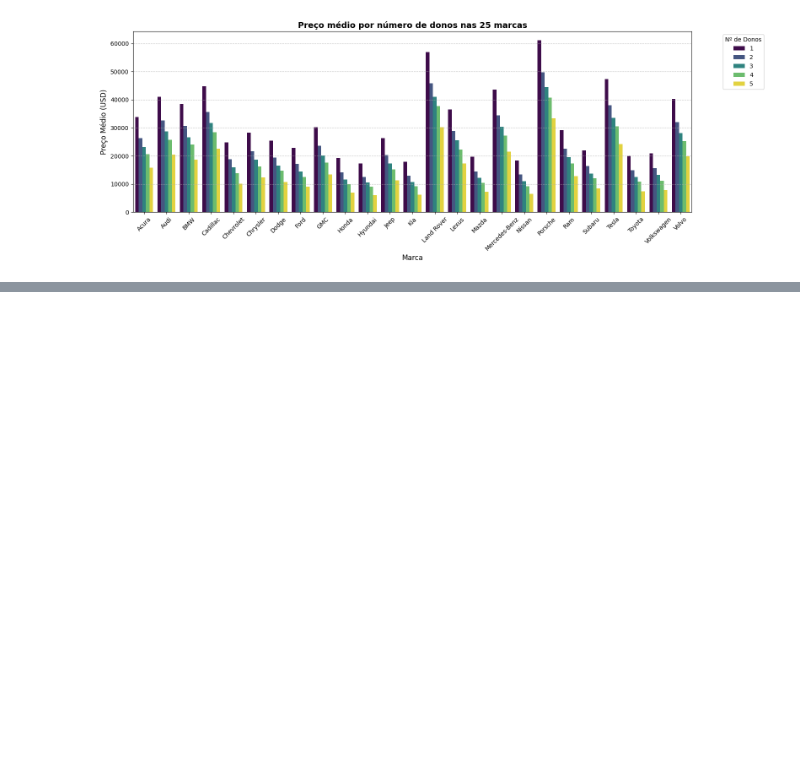
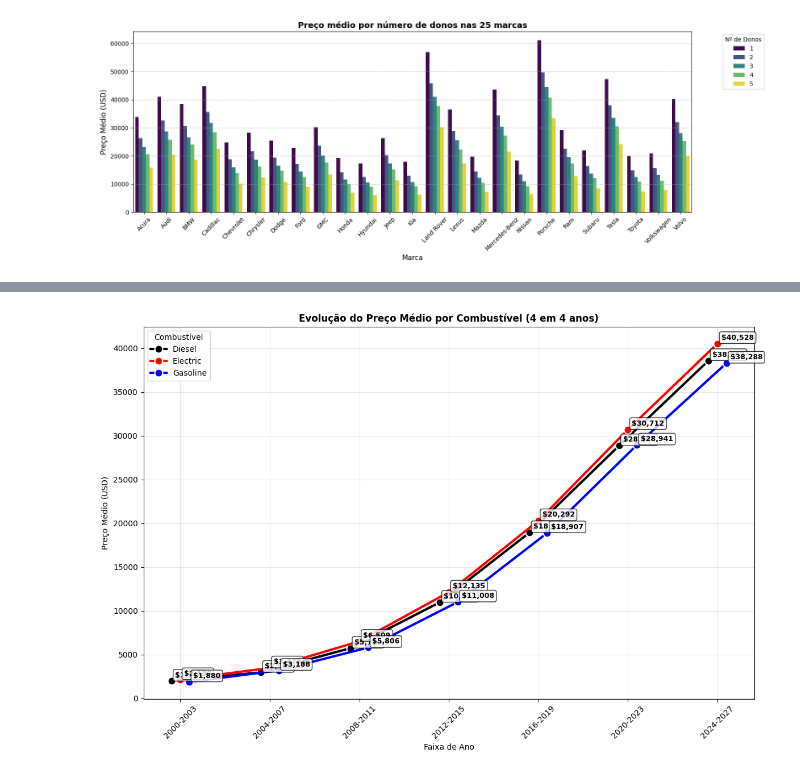
Before and after one commit to Erc-prog-xD/CienciaDeDados, a Jupyter notebook: notebooks/vehicle-notebook.ipynb, the cells around one changed output, grey strips where cells are left out. Drawn from its saved outputs; the diff is of its cells as text; code cells hidden in the pictures; blank space fills up the shorter version.

```diff
--- a/notebooks/vehicle-notebook.ipynb
+++ b/notebooks/vehicle-notebook.ipynb
@@ -451,0 +773,35 @@ Minor                  1500.00      81585.82
+# %%
+df['year'] = pd.to_numeric(df['year'], errors='coerce')
+df = df[df['year'] >= 2000].dropna(subset=['year', 'price', 'fuel_type'])
+
+bins = np.arange(2000, int(df['year'].max()) + 5, 4)
+labels = [f"{b}-{b+3}" for b in bins[:-1]]
+df['group'] = pd.cut(df['year'], bins=bins, labels=labels, right=False)
+
+
+plt.figure(figsize=(12, 8))
+data = df.groupby(['fuel_type', 'group'], observed=False)['price'].mean().reset_index()
+data['x'] = data['group'].cat.codes
+offset = {'Diesel': -0.1, 'Gasoline': 0.1, 'Electric': 0}
+
+for fuel in data['fuel_type'].unique():
+    d = data[data['fuel_type'] == fuel]
+    plt.plot(d['x'] + offset.get(fuel, 0), d['price'],
+             'o-', ms=10, lw=3, label=fuel,
+             color={'Diesel':'black', 'Gasoline':'blue', 'Electric':'red'}.get(fuel),
+             markeredgecolor='white', markeredgewidth=1.5)
+    for _, r in d.iterrows():
+        plt.annotate(f'${r.price:,.0f}', (r.x + offset.get(fuel, 0), r.price),
+                     xytext=(5,5), textcoords='offset points', fontsize=9, fontweight='bold',
+                     bbox=dict(boxstyle="round,pad=0.3", facecolor='white', alpha=0.8))
+
+plt.xticks(range(len(labels)), labels, rotation=45)
+plt.title('Evolução do Preço Médio por Combustível (4 em 4 anos)', fontweight='bold')
+plt.xlabel('Faixa de Ano')
+plt.ylabel('Preço Médio (USD)')
+plt.legend(title='Combustível')
+plt.grid(alpha=0.3)
+plt.tight_layout()
+plt.show()
+# %% [output]
+[figure, added]
```
Also changed, not shown: parts of 36 cells of this notebook.
